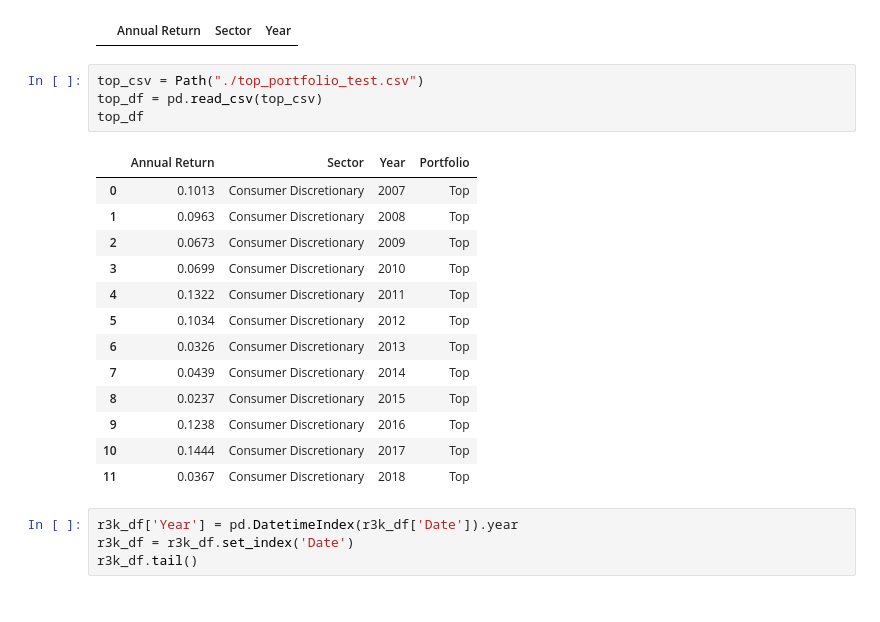
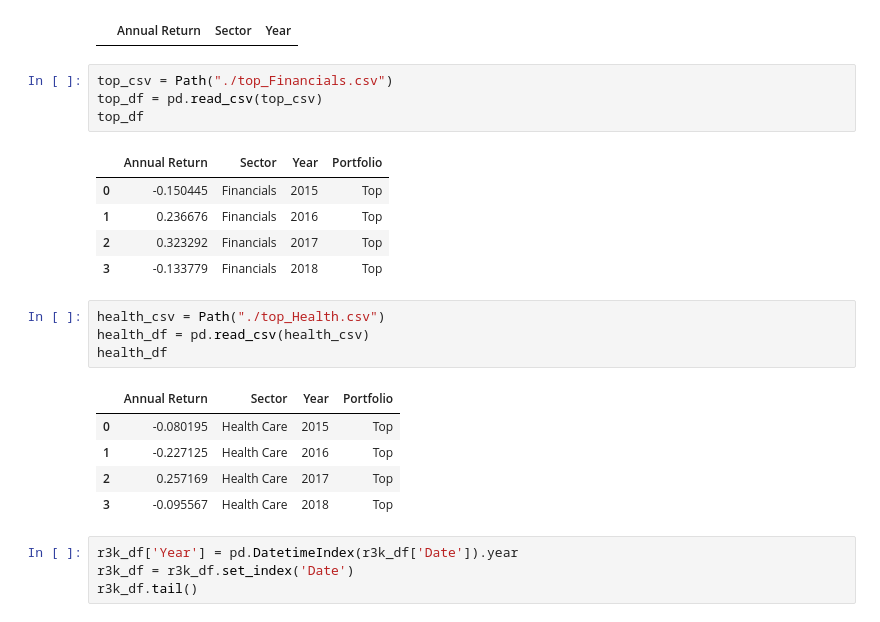
Before and after one commit to willwillis/sector-top-dogs, a Jupyter notebook: notebooks/Mina/visualizations.ipynb, the cells around one changed output. Cells and saved outputs as stored; diff of their text form.

```diff
--- a/notebooks/Mina/visualizations.ipynb
+++ b/notebooks/Mina/visualizations.ipynb
@@ -23,23 +23,25 @@ annual_returns
 # %% [output]
 |  | Annual Return | Sector | Year |
 # %%
-top_csv = Path("./top_portfolio_test.csv")
+top_csv = Path("./top_Financials.csv")
 top_df = pd.read_csv(top_csv)
 top_df
 # %% [output]
 |  | Annual Return | Sector | Year | Portfolio |
-| 0 | 0.1013 | Consumer Discretionary | 2007 | Top |
-| 1 | 0.0963 | Consumer Discretionary | 2008 | Top |
-| 2 | 0.0673 | Consumer Discretionary | 2009 | Top |
-| 3 | 0.0699 | Consumer Discretionary | 2010 | Top |
-| 4 | 0.1322 | Consumer Discretionary | 2011 | Top |
-| 5 | 0.1034 | Consumer Discretionary | 2012 | Top |
-| 6 | 0.0326 | Consumer Discretionary | 2013 | Top |
-| 7 | 0.0439 | Consumer Discretionary | 2014 | Top |
-| 8 | 0.0237 | Consumer Discretionary | 2015 | Top |
-| 9 | 0.1238 | Consumer Discretionary | 2016 | Top |
-| 10 | 0.1444 | Consumer Discretionary | 2017 | Top |
-| 11 | 0.0367 | Consumer Discretionary | 2018 | Top |
+| 0 | -0.150445 | Financials | 2015 | Top |
+| 1 | 0.236676 | Financials | 2016 | Top |
+| 2 | 0.323292 | Financials | 2017 | Top |
+| 3 | -0.133779 | Financials | 2018 | Top |
+# %%
+health_csv = Path("./top_Health.csv")
+health_df = pd.read_csv(health_csv)
+health_df
+# %% [output]
+|  | Annual Return | Sector | Year | Portfolio |
+| 0 | -0.080195 | Health Care | 2015 | Top |
+| 1 | -0.227125 | Health Care | 2016 | Top |
+| 2 | 0.257169 | Health Care | 2017 | Top |
+| 3 | -0.095567 | Health Care | 2018 | Top |
 # %%
 r3k_df['Year'] = pd.DatetimeIndex(r3k_df['Date']).year
 r3k_df = r3k_df.set_index('Date')
```
Also changed, not shown: parts of 9 cells of this notebook, 2 other files.
